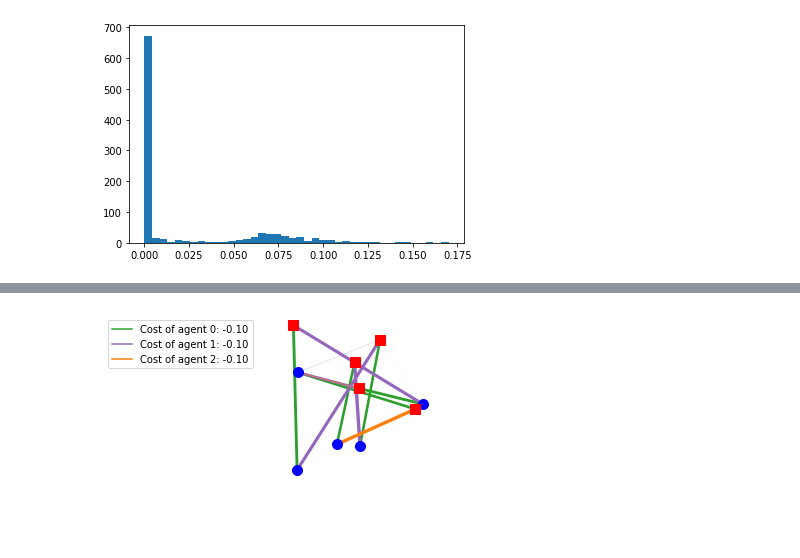
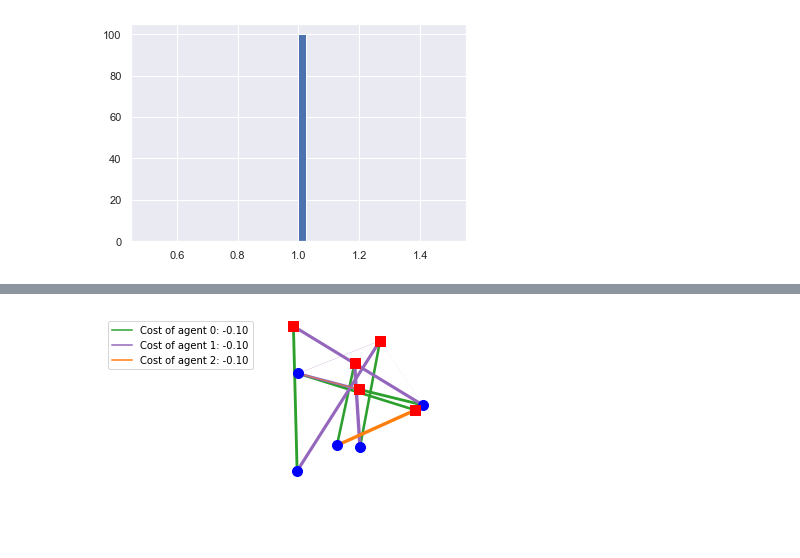
Before and after one commit to g-peltier/OT_DM, a Jupyter notebook: scripts/OT_nina_guillaume.ipynb, the cells around one changed output, grey strips where cells are left out. Saved outputs shown, nothing was run; the diff lists cells and outputs as text; code cells hidden in the pictures.

Commit message:
Add code for graphs

```diff
--- a/scripts/OT_nina_guillaume.ipynb
+++ b/scripts/OT_nina_guillaume.ipynb
@@ -6,13 +6,17 @@ import sys
 
 import numpy as np
 import matplotlib.pyplot as plt
+import pandas as pd
+import seaborn as sns
 
-from tqdm import tqdm
+from tqdm.notebook import tqdm
 from numba import jit
 
 import EOT.EOT as eot
 import EOT.costs as costs
 import EOT.utils as utils
+
+sns.set_theme(style="darkgrid")
 # %%
 n_float = 2
 np.set_printoptions(n_float)
@@ -103,13 +96,25 @@ def diff_prc_simu_2(res_run_simu_2):
+# %%
+def res_cost(res_run_simu_2):
+    """Results on costs"""
+    X, Y, C, all_res = res_run_simu_2
+    alpha, beta, denom, _, K_trans = all_res[3:]
+
+    couplings = (alpha[:, np.newaxis] * K_trans * beta[np.newaxis, :]) / denom
+    price = np.array(utils.price_of_players(C, couplings))
+
+    num_same = np.isclose(price, np.amax(price), rtol=0.01).sum()
+    diff = np.abs(price.max() - price.min())
+
+    return num_same, diff
 # %%
-num_samples = 5
-num_agents = 3
-num_simu = 1000
+num_samples = 20
+num_agents = 20
+num_simu = 100
 
-simulations = [run_simu_2(num_samples, num_agents) for _ in range(num_simu)]
-diff_res = [diff_prc_simu_2(res) for res in simulations]
+simulations = [run_simu_2(num_samples, num_agents) for _ in tqdm(range(num_simu))]
+res = np.array([res_cost(res) for res in simulations])
 # %%
-s = np.argsort(diff_res)
-plt.hist(np.take(diff_res, s), 40)
+plt.hist(res[:,0]/num_agents, 40)
 plt.show()
 # %% [output]
-[figure, old version]
+[figure, new version]
```
Also changed, not shown: parts of 19 cells of this notebook, 7 other files.
